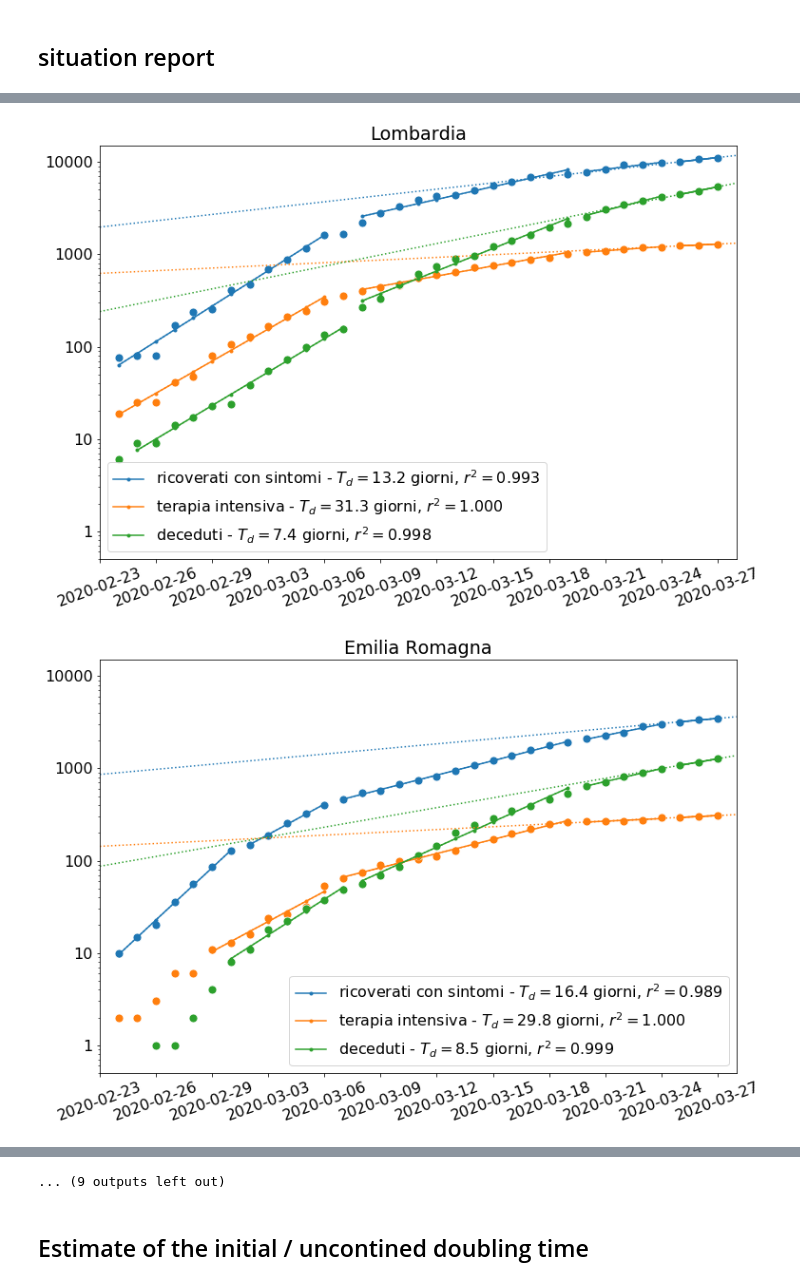
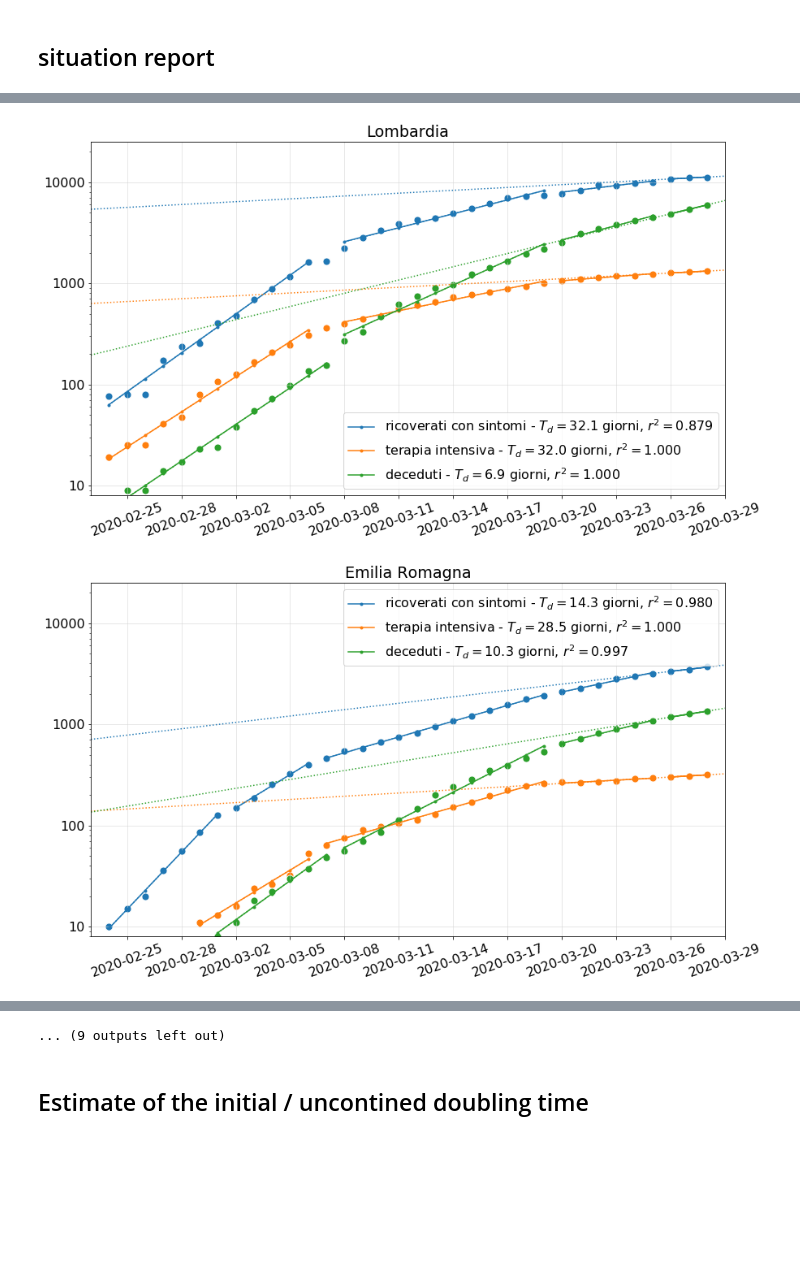
Before and after one commit to riuffa/covid-19-notebooks, a Jupyter notebook: notebooks/italy-regions-situation-report.ipynb, the cells around one changed output, grey strips where cells are left out. Saved outputs shown, nothing was run; the diff lists cells and outputs as text; code cells hidden in the pictures; blank space fills up the shorter version.

```diff
--- a/notebooks/italy-regions-situation-report.ipynb
+++ b/notebooks/italy-regions-situation-report.ipynb
@@ -76,22 +76,15 @@ EXTRAPOLTATE = ('2020-02-23', dTomorrow.strftime("%Y-%m-%d"))
 
 # BGA - molto improvvisato, si puo' certamente fare meglio
 autofits = {}
-autofits[5,2] = []
+autofits[10,2] = []
 
-for numdays in range(1, 5):
+for numdays in range(1, 10):
     dNewFitStart = data_italy_regions.index.max() + datetime.timedelta(days=-numdays)
     dOldFitEnd = data_italy_regions.index.max() + datetime.timedelta(days=-(numdays+1))
     autofits[numdays,1] = dNewFitStart.strftime("%Y-%m-%d")
     autofits[numdays,2] = dOldFitEnd.strftime("%Y-%m-%d")
-print (autofits[2,1])
-print (autofits[2,2])
-
-print (data_italy_regions.index.max().strftime("%Y-%m-%d"))
-
-dThreeDaysFitNewStart = datetime.datetime.now() + datetime.timedelta(days=-2)
-dThreeDaysFitOldEnd = datetime.datetime.now() + datetime.timedelta(days=-3)
-sThreeDaysFitNewStart = dThreeDaysFitNewStart.strftime("%Y-%m-%d")
-sThreeDaysFitOldEnd = dThreeDaysFitOldEnd.strftime("%Y-%m-%d")
+print (autofits[8,1])
+print (autofits[8,2])
 
 # BGA added to ease what to show
 SHOW = ['ricoverati_con_sintomi', 'terapia_intensiva', 'deceduti' ]
@@ -129,7 +122,7 @@ REGIONS_FIT_PARAMS = {
         'deceduti': [('2020-02-23', '2020-03-19'), ('2020-03-20', autofits[2,2]), (autofits[2,1], None)]
     },
     'Toscana': {
-        'ricoverati_con_sintomi': [(None, '2020-03-09'), ('2020-03-10', '2020-03-19'), ('2020-03-20', autofits[2,2]), (autofits[2,1], None)],
+        'ricoverati_con_sintomi': [(None, '2020-03-09'), ('2020-03-10', autofits[7,2]), (autofits[7,1], None)],
         'terapia_intensiva': [('2020-02-23', '2020-03-09'), ('2020-03-10', '2020-03-19'), ('2020-03-20', autofits[2,2]), (autofits[2,1], None)],
         'deceduti': [('2020-02-23', '2020-03-19'), ('2020-03-20', autofits[2,2]), (autofits[2,1], None)]
     },
@@ -139,7 +132,7 @@ REGIONS_FIT_PARAMS = {
         'deceduti': [('2020-02-23', '2020-03-19'), ('2020-03-20', autofits[2,2]), (autofits[2,1], None)]
     },
     'Lazio':  {
-        'ricoverati_con_sintomi': [(None, '2020-03-14'), ('2020-03-15', '2020-03-19'), ('2020-03-20', autofits[2,2]), (autofits[2,1], None)],
+        'ricoverati_con_sintomi': [(None, '2020-03-14'), ('2020-03-15', autofits[7,2]), (autofits[7,1], None)],
         'terapia_intensiva': [('2020-02-23', '2020-03-15'), ('2020-03-16', '2020-03-19'), ('2020-03-20', autofits[2,2]), (autofits[2,1], None)],
         'deceduti': [('2020-02-23', '2020-03-19'), ('2020-03-20', autofits[2,2]), (autofits[2,1], None)]
     },
@@ -253,27 +245,31 @@ skipping: Valle d'Aosta 2020-03-16 2020-03-19
 # %%
 for region in REGIONS_FIT_PARAMS:
 
         # BGA perdonabile porcata 1
         if len(fits[region, 'ricoverati_con_sintomi']) == 0:
             print('No data for', region)
             continue
-        _, ax = plt.subplots(subplot_kw={'yscale': 'log', 'ylim': (0.5, 15000)}, figsize=(12, 8))
+        #_, ax = plt.subplots(subplot_kw={'yscale': 'log', 'ylim': (0.5, 15000)}, figsize=(13, 9))
+        _, ax = plt.subplots(subplot_kw={'yscale': 'log', 'ylim': (8, 25000)}, figsize=(14, 8))
+        _ = ax.yaxis.grid(color='lightgrey', linewidth=0.5)
+        _ = ax.xaxis.grid(color='lightgrey', linewidth=0.5)
+
         if bShowLockdowns : _ = covid19.plot.add_events(ax, linestyle=':', offset=11, color='grey')
         select = (data_italy_regions['denominazione_regione'] == region)
         try:
             # BGA changed to cycle in SHOW
             for kind, color in zip(SHOW, sns.color_palette()):
                 for fit in fits[region, kind]:
                     covid19.plot.plot_fit(ax, fit,  color=color)
                 #covid19.plot.plot_data(ax, data_italy_regions[select][kind], fit.start, fit.stop, color=color, date_interval=3)
                 covid19.plot.plot(ax, data_italy_regions[select][kind], fit, label=kind.replace('_', ' '), extrapolate=EXTRAPOLTATE, color=color, date_interval=3)
                 # covid19.plot.plot(ax, data_italy_regions[select][kind], fit, label=kind.replace('_', ' '), extrapolate=EXTRAPOLTATE, color=sns.color_palette()[0], date_interval=3)
 
             ax.set_title(region)
         except:
             pass
 
 #_ = ax.set(title=r'COVID-19 "severe" cases in Italy. Fit is $f(t) = 2 ^ \frac{t - t_0}{T_d}$, with $T_d$ doubling time and $t_0$ reference date')
 # %% [output]
-[figure, old version]
+[figure, new version]
-[figure, old version]
+[figure, new version]
```
Also changed, not shown: parts of 6 cells of this notebook.
